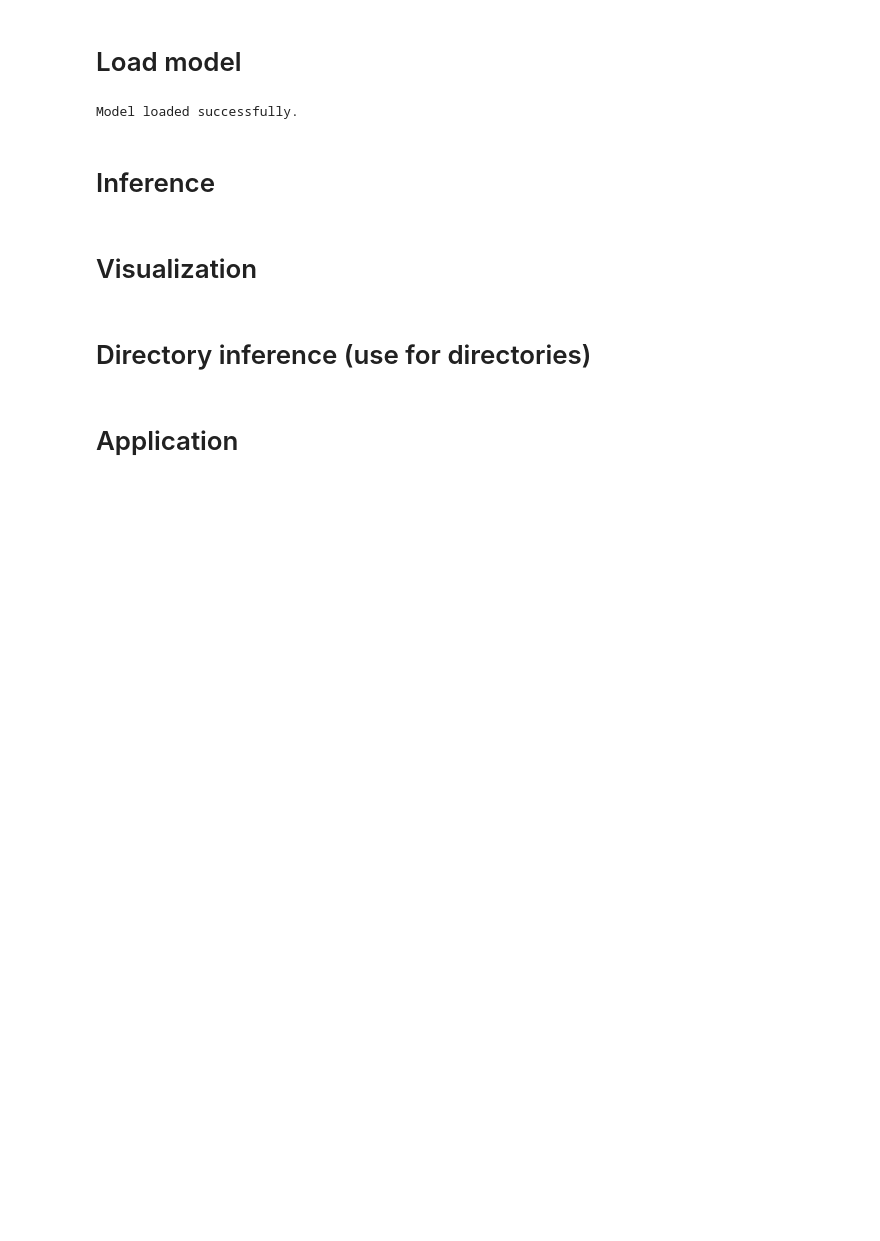
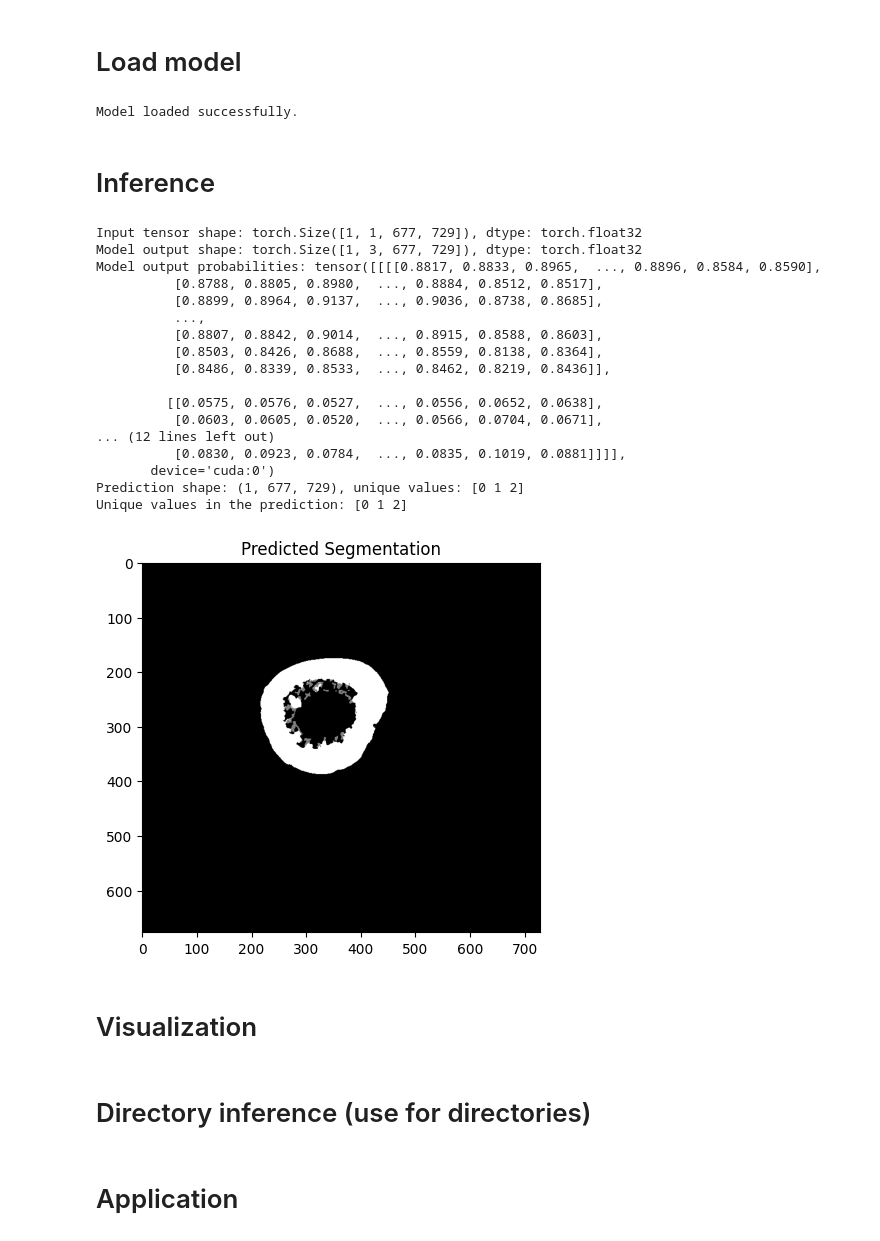
Before and after one commit to N-Van/IA-SeReOs, a Jupyter notebook: inference_lite.ipynb, the cells around one changed output. Cells and saved outputs as stored; diff of their text form; code cells hidden in the pictures; blank space fills up the shorter version.

```diff
--- a/inference_lite.ipynb
+++ b/inference_lite.ipynb
@@ -188,15 +188,51 @@ Model loaded successfully.
 # %% [markdown]
 # Inference
 # %%
+# Debug Inference Function
 def run_inference(image_path):
     input_tensor = load_image(image_path)
     print(f"Input tensor shape: {input_tensor.shape}, dtype: {input_tensor.dtype}")  # Debugging line
     with torch.no_grad():
         output = net(input_tensor)
         print(f"Model output shape: {output.shape}, dtype: {output.dtype}")  # Debugging line
+        output_probs = torch.softmax(output, dim=1)  # Get probabilities
+        print(f"Model output probabilities: {output_probs}")  # Debugging line
         pred = torch.argmax(output, dim=1).cpu().numpy()
     print(f"Prediction shape: {pred.shape}, unique values: {np.unique(pred)}")  # Debugging line
     return pred[0]  # Remove batch dimension
+
+# Example usage for debugging
+image_path = "D:/Donnees_pour_segmentation_RDN/data/ROU_2006/Unseg/ROU_2006_0800.tif"
+prediction = run_inference(image_path)
+
+# Inspect the prediction
+unique_values = np.unique(prediction)
+print(f"Unique values in the prediction: {unique_values}")
+
+# Visualize the prediction
+segmented_image = visualize_slice(prediction)
+plt.imshow(segmented_image, cmap='gray')
+plt.title('Predicted Segmentation')
+plt.show()
+# %% [output]
+Input tensor shape: torch.Size([1, 1, 677, 729]), dtype: torch.float32
+Model output shape: torch.Size([1, 3, 677, 729]), dtype: torch.float32
+Model output probabilities: tensor([[[[0.8817, 0.8833, 0.8965,  ..., 0.8896, 0.8584, 0.8590],
+          [0.8788, 0.8805, 0.8980,  ..., 0.8884, 0.8512, 0.8517],
+          [0.8899, 0.8964, 0.9137,  ..., 0.9036, 0.8738, 0.8685],
+          ...,
+          [0.8807, 0.8842, 0.9014,  ..., 0.8915, 0.8588, 0.8603],
+          [0.8503, 0.8426, 0.8688,  ..., 0.8559, 0.8138, 0.8364],
+          [0.8486, 0.8339, 0.8533,  ..., 0.8462, 0.8219, 0.8436]],
+
+         [[0.0575, 0.0576, 0.0527,  ..., 0.0556, 0.0652, 0.0638],
+          [0.0603, 0.0605, 0.0520,  ..., 0.0566, 0.0704, 0.0671],
+... (12 lines left out)
+          [0.0830, 0.0923, 0.0784,  ..., 0.0835, 0.1019, 0.0881]]]],
+       device='cuda:0')
+Prediction shape: (1, 677, 729), unique values: [0 1 2]
+Unique values in the prediction: [0 1 2]
+[figure, added]
 # %% [markdown]
 # Visualization
 # %%
```
Also changed, not shown: parts of 4 cells of this notebook, 3 other files.
